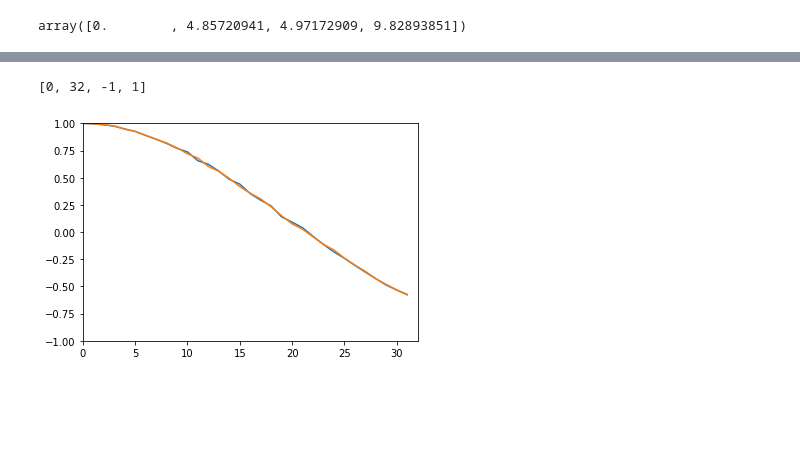
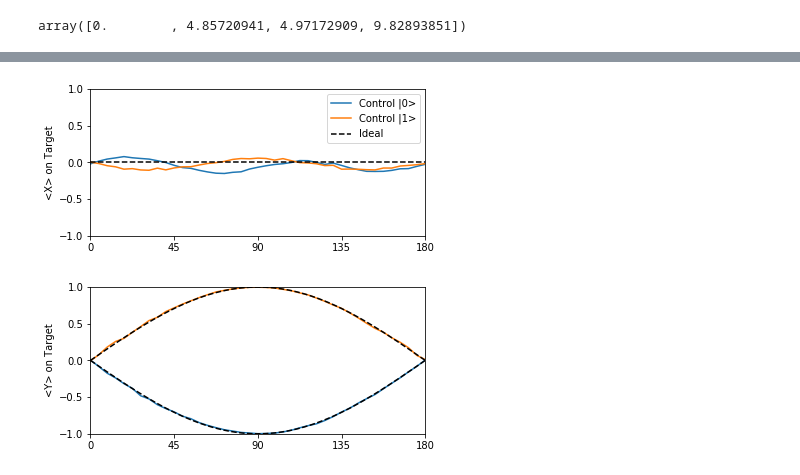
Before and after one commit to singular-value/optimizations_via_openpulse, a Jupyter notebook: CrossResonance_Tomography_SIMULATED.ipynb, the cells around one changed output, grey strips where cells are left out. Saved outputs shown, nothing was run; the diff lists cells and outputs as text; code cells hidden in the pictures; blank space fills up the shorter version.

```diff
--- a/CrossResonance_Tomography_SIMULATED.ipynb
+++ b/CrossResonance_Tomography_SIMULATED.ipynb
@@ -36,7 +36,7 @@ back_config['qubit_list'] = [0,1]
 # %%
 # Measure X on target
 x_schedules = []
-for theta in np.linspace(0, 3*np.pi/4, 32, endpoint=False):
+for theta in np.linspace(0, np.pi, 41, endpoint=True):
     schedule = pulse_compiler_helper_fns.get_cr_schedule(theta, 0, 1, cmd_def, system)
     schedule |= cmd_def.get('u2', qubits=[1], P0=0, P1=np.pi) << schedule.duration
     schedule = schedule.filter(channels=[system.qubits[0].drive, system.qubits[1].drive, system.controls[0]])
@@ -44,7 +44,7 @@ for theta in np.linspace(0, 3*np.pi/4, 32, endpoint=False):
     x_schedules.append(schedule)
 
 # do same thing, but first flip
-for theta in np.linspace(0, 3*np.pi/4, 32, endpoint=False):
+for theta in np.linspace(0, np.pi, 41, endpoint=True):
     schedule = cmd_def.get('x', qubits=[0])
     schedule |= pulse_compiler_helper_fns.get_cr_schedule(theta, 0, 1, cmd_def, system) << schedule.duration
     schedule |= cmd_def.get('u2', qubits=[1], P0=0, P1=np.pi) << schedule.duration
@@ -120,12 +120,12 @@ z_result = backend_sim.run(qobj).result()
 from qiskit.ignis.verification.tomography.data import marginal_counts
 # %%
 x_vals_control_off = []
-for i in range(32):
+for i in range(41):
     x_counts = marginal_counts(x_result.get_counts(i), meas_qubits=[1])
     x_vals_control_off.append((x_counts.get('0', 0) / shots - 0.5) * 2)
 
 x_vals_control_on = []
-for i in range(32, 64):
+for i in range(41, 82):
     x_counts = marginal_counts(x_result.get_counts(i), meas_qubits=[1])
     x_vals_control_on.append((x_counts.get('0', 0) / shots - 0.5) * 2)
 
@@ -169,7 +168,0 @@ print(z_vals_control_on)
-# %%
-x_vals_control_off = [0.0023999999999999577, 0.023800000000000043, 0.02719999999999989, 0.06800000000000006, 0.06400000000000006, 0.04800000000000004, 0.06840000000000002, 0.0374000000000001, 0.031199999999999894, -0.0050000000000000044, -0.014399999999999968, -0.03700000000000003, -0.06799999999999995, -0.08040000000000003, -0.133, -0.1502, -0.14239999999999997, -0.125, -0.14139999999999997, -0.11180000000000001, -0.10099999999999998, -0.0948, -0.05179999999999996, -0.047799999999999954, -0.013399999999999967, 0.013400000000000079, 0.02719999999999989, -0.0013999999999999568, 0.036599999999999966, 0.020000000000000018, 0.0018000000000000238, -0.011800000000000033]
-x_vals_control_on = [0.0027999999999999137, -0.0242, -0.052200000000000024, -0.0524, -0.08420000000000005, -0.08599999999999997, -0.07940000000000003, -0.10140000000000005, -0.08860000000000001, -0.0928, -0.09540000000000004, -0.06120000000000003, -0.0726, -0.048799999999999955, -0.04300000000000004, -0.0031999999999999806, 0.020199999999999996, 0.032399999999999984, 0.036799999999999944, 0.057399999999999896, 0.04960000000000009, 0.055399999999999894, 0.04699999999999993, 0.06180000000000008, 0.043400000000000105, 0.03839999999999999, 0.012799999999999923, 0.007400000000000073, 0.0020000000000000018, -0.024399999999999977, -0.041000000000000036, -0.0696]
-y_vals_control_off = [0.0029999999999998916, -0.08579999999999999, -0.15639999999999998, -0.22660000000000002, -0.29400000000000004, -0.365, -0.43700000000000006, -0.5092, -0.5794, -0.6268, -0.6894, -0.741, -0.7796, -0.817, -0.8522000000000001, -0.8894, -0.9206, -0.9436, -0.961, -0.978, -0.9892, -0.996, -0.998, -0.9922, -0.9862, -0.9736, -0.9496, -0.9268, -0.9112, -0.871, -0.8524, -0.8062]
-y_vals_control_on = [-0.007000000000000006, 0.07539999999999991, 0.17520000000000002, 0.2467999999999999, 0.2994000000000001, 0.38480000000000003, 0.44500000000000006, 0.5024, 0.5731999999999999, 0.6254, 0.6848000000000001, 0.7416, 0.7908, 0.8311999999999999, 0.8794, 0.9074, 0.938, 0.9570000000000001, 0.9734, 0.986, 0.9944, 0.9976, 0.9970000000000001, 0.9927999999999999, 0.9822, 0.9690000000000001, 0.9512, 0.9334, 0.9094, 0.8648, 0.8386, 0.8113999999999999]
-z_vals_control_off = [1.0, 0.9962, 0.9867999999999999, 0.9743999999999999, 0.9486000000000001, 0.9259999999999999, 0.8888, 0.8537999999999999, 0.8160000000000001, 0.77, 0.7374, 0.6566000000000001, 0.623, 0.5604, 0.48540000000000005, 0.44120000000000004, 0.3537999999999999, 0.2936000000000001, 0.2398, 0.13979999999999992, 0.09139999999999993, 0.040000000000000036, -0.03859999999999997, -0.11380000000000001, -0.18259999999999998, -0.241, -0.30679999999999996, -0.3678, -0.4286, -0.48760000000000003, -0.5327999999999999, -0.5738]
-z_vals_control_on = [1.0, 0.9967999999999999, 0.9872000000000001, 0.9762, 0.9461999999999999, 0.9263999999999999, 0.8914, 0.8548, 0.8202, 0.7751999999999999, 0.7198, 0.6812, 0.6026, 0.5589999999999999, 0.4942, 0.41779999999999995, 0.3577999999999999, 0.30479999999999996, 0.2327999999999999, 0.1504000000000001, 0.07580000000000009, 0.025800000000000045, -0.04359999999999997, -0.11240000000000006, -0.1642, -0.23919999999999997, -0.30279999999999996, -0.36119999999999997, -0.42879999999999996, -0.48140000000000005, -0.532, -0.5784]
@@ -190,7 +168,0 @@ plt.axis([0, 32, -1, 1])
-# %%
-plt.plot(z_vals_control_off)
-plt.plot(z_vals_control_on)
-plt.axis([0, 32, -1, 1])
-# %% [output]
-[0, 32, -1, 1]
-[figure, removed]
@@ -196,0 +176,29 @@ plt.axis([0, 32, -1, 1])
+# %%
+thetas = np.linspace(0, 180, 41, endpoint=True)
+dense_thetas = np.linspace(0, 180, 101, endpoint=True)
+# %%
+fig, ax = plt.subplots(figsize=(6, 2.7))
+plt.plot(thetas, x_vals_control_off, label='Control |0>')
+plt.plot(thetas, x_vals_control_on, label='Control |1>')
+plt.plot(dense_thetas, [0] * 101, label='Ideal', color='black', linestyle='dashed', linewidth=1.5)
+plt.axis([0, 180, -1, 1])
+plt.yticks([-1, -.5, 0, .5, 1])
+plt.xticks([0, 45, 90, 135, 180])
+plt.legend()
+plt.ylabel('<X> on Target')
+plt.savefig('Figures/CR_X_SIMULATED.svg')
+# %% [output]
+[figure, added]
+# %%
+fig, ax = plt.subplots(figsize=(6, 2.7))
+plt.plot(thetas, y_vals_control_off, label='Control |0>')
+plt.plot(thetas, y_vals_control_on, label='Control |1>')
+plt.plot(dense_thetas, np.sin(dense_thetas*np.pi/180), label='Ideal', color='black', linestyle='dashed', linewidth=1.5)
+plt.plot(dense_thetas, -np.sin(dense_thetas*np.pi/180), label='Ideal', color='black', linestyle='dashed', linewidth=1.5)
+plt.axis([0, 180, -1, 1])
+plt.ylabel('<Y> on Target')
+plt.yticks([-1, -.5, 0, .5, 1])
+_=plt.xticks([0, 45, 90, 135, 180])
+plt.savefig('Figures/CR_Y_SIMULATED.svg')
+# %% [output]
+[figure, added]
```
Also changed, not shown: parts of 9 cells of this notebook, 11 other files.
